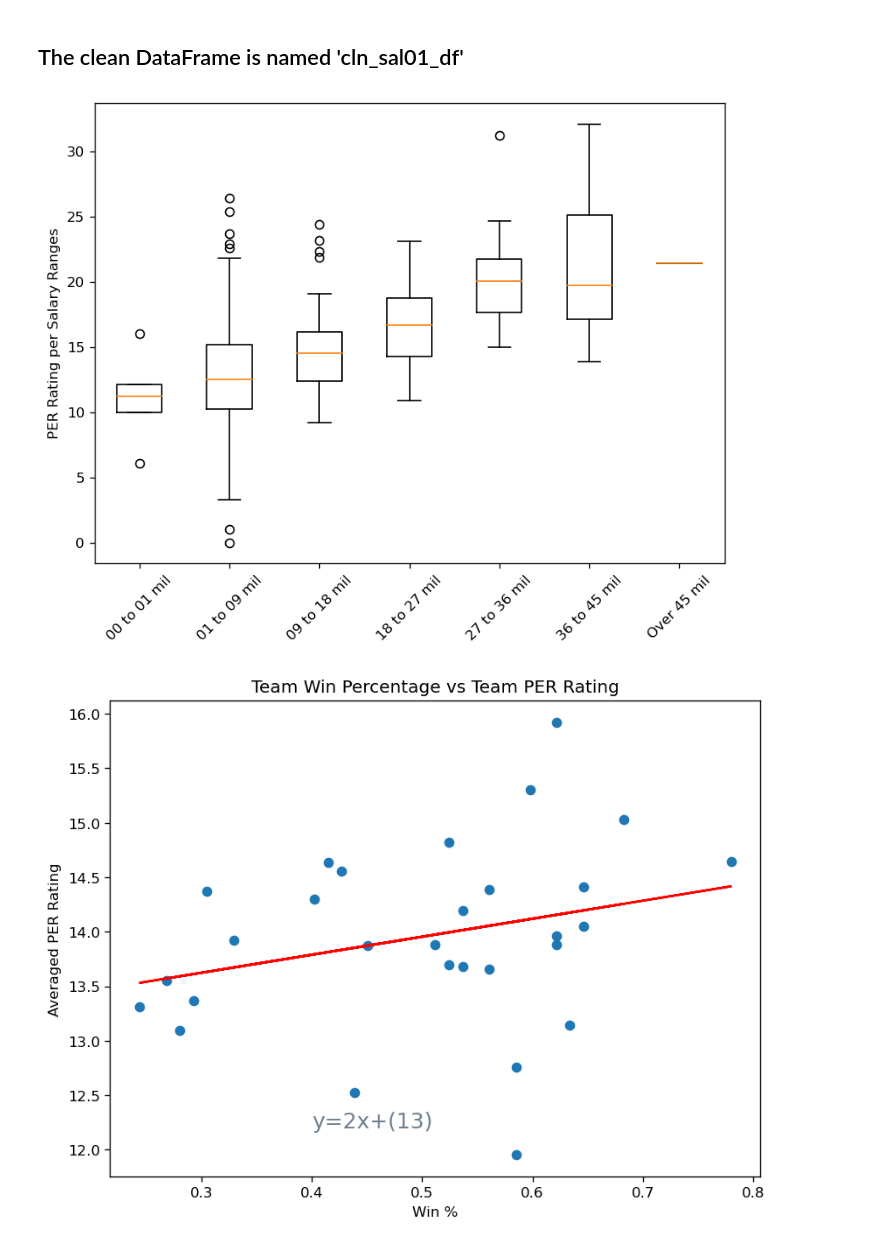
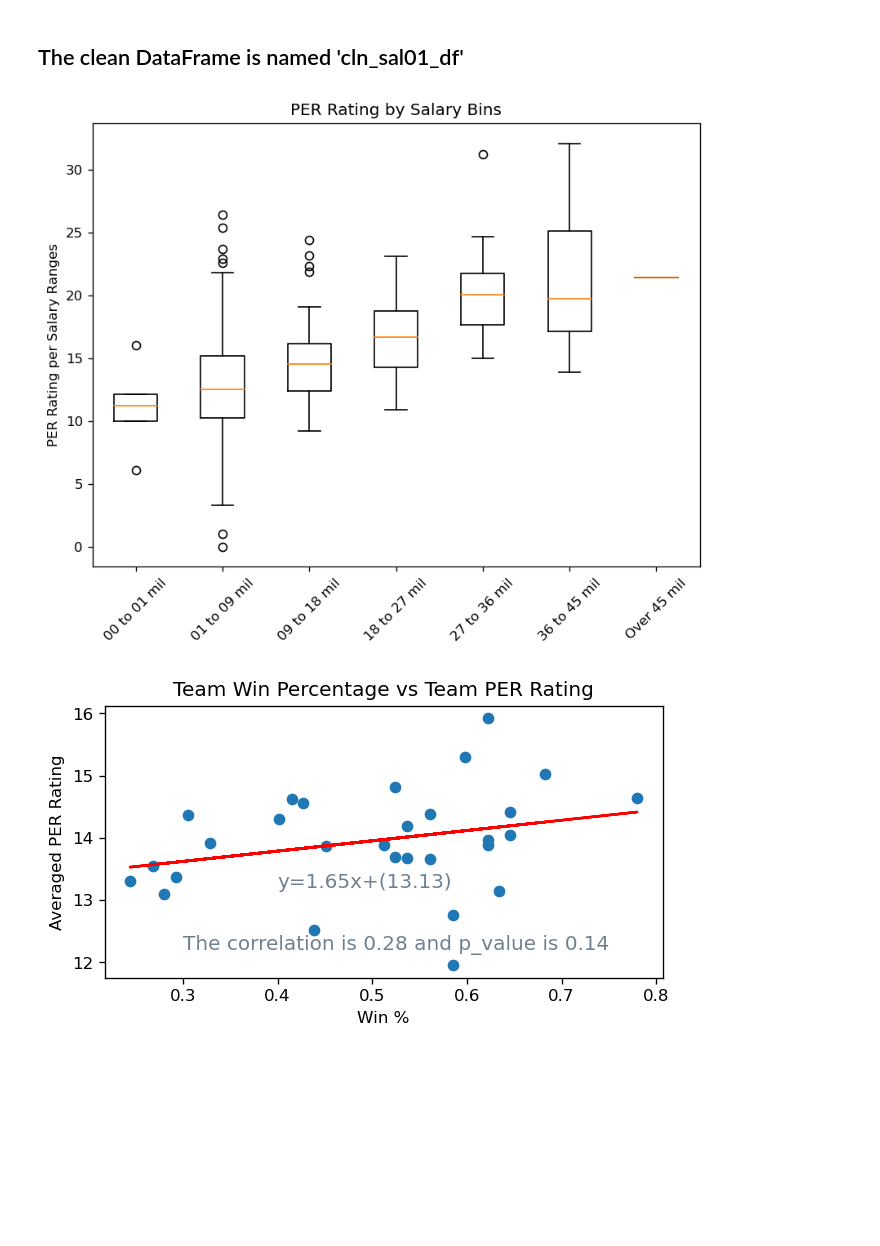
Before and after one commit to meeyoungPH/nba_superlatives, a Jupyter notebook: PER Salary/PER_Salary.ipynb, the cells around one changed output. Cells and saved outputs as stored; diff of their text form; code cells hidden in the pictures; blank space fills up the shorter version.

Commit message:
Titles, correlations and p_value added

```diff
--- a/PER Salary/PER_Salary.ipynb
+++ b/PER Salary/PER_Salary.ipynb
@@ -91,12 +93,12 @@ fig1, axl = plt.subplots(figsize=(8, 6), dpi=120)
 axl.set_ylabel('PER Rating per Salary Ranges')
 axl.boxplot(boxplot_data, labels=salary_names )
 plt.xticks(rotation =45)
-
+plt.title('PER Rating by Salary Bins')
 plt.savefig('outputs/Salary_BoxPlots.png')
 
 plt.show()
 # %% [output]
-[figure, old version]
+[figure, new version]
 # %%
 per_team_PER = cln_t01_df.groupby(["Team_Name"]).mean()["PER"]
 per_team_winperc = cln_t01_df.groupby(["Team_Name"]).mean()["Team_WL_Percent"]
@@ -109,30 +111,38 @@ team_per_summary = pd.DataFrame({'Win Percentage': per_team_winperc,
 #team_per_summary
 # %%
 #Scatterplot for Team win percentage vs the average PER rating of the team
-plt.figure(figsize=(8, 6), dpi=120)
+plt.figure(figsize=(6, 3), dpi=120)
 
 x = team_per_summary['Win Percentage']
 y = team_per_summary['Team Per Rating']
 
 
 plt.scatter(x,y)
 
 z = np.polyfit(x,y, 1)
 p = np.poly1d(z)
 plt.plot(x,p(x),color='red')
 
 
 
 plt.title('Team Win Percentage vs Team PER Rating')
 plt.xlabel('Win %')
 plt.ylabel('Averaged PER Rating')
-ptext =("y=%.fx+(%.f)"%(z[0],z[1]))
-plt.annotate(ptext,(0.4,12.2),fontsize=15,color="slategray")
+ptext =("y=%.2fx+(%.2f)"%(z[0],z[1]))
+
+# correlation coefficient and p_value for win percentage vs team PER
+corr=round(st.pearsonr(x,y)[0],2)
+p_value= round(pearsonr(x,y)[1],2)
+
+#Annotations
+plt.annotate(ptext,(0.4,13.2),fontsize=12,color="slategray")
+plt.annotate(f'The correlation is {corr} and p_value is {p_value}',(0.3,12.2),fontsize=12,color="slategray")
 
 plt.savefig('outputs/Salary_vs_PER.png')
 
+
 plt.show()
 # %% [output]
-[figure, old version]
+[figure, new version]
 # %%
 # #Scatterplot for Team Win Percentage vs Salary Expenditure
```
Also changed, not shown: parts of 2 cells of this notebook, 5 other files.
